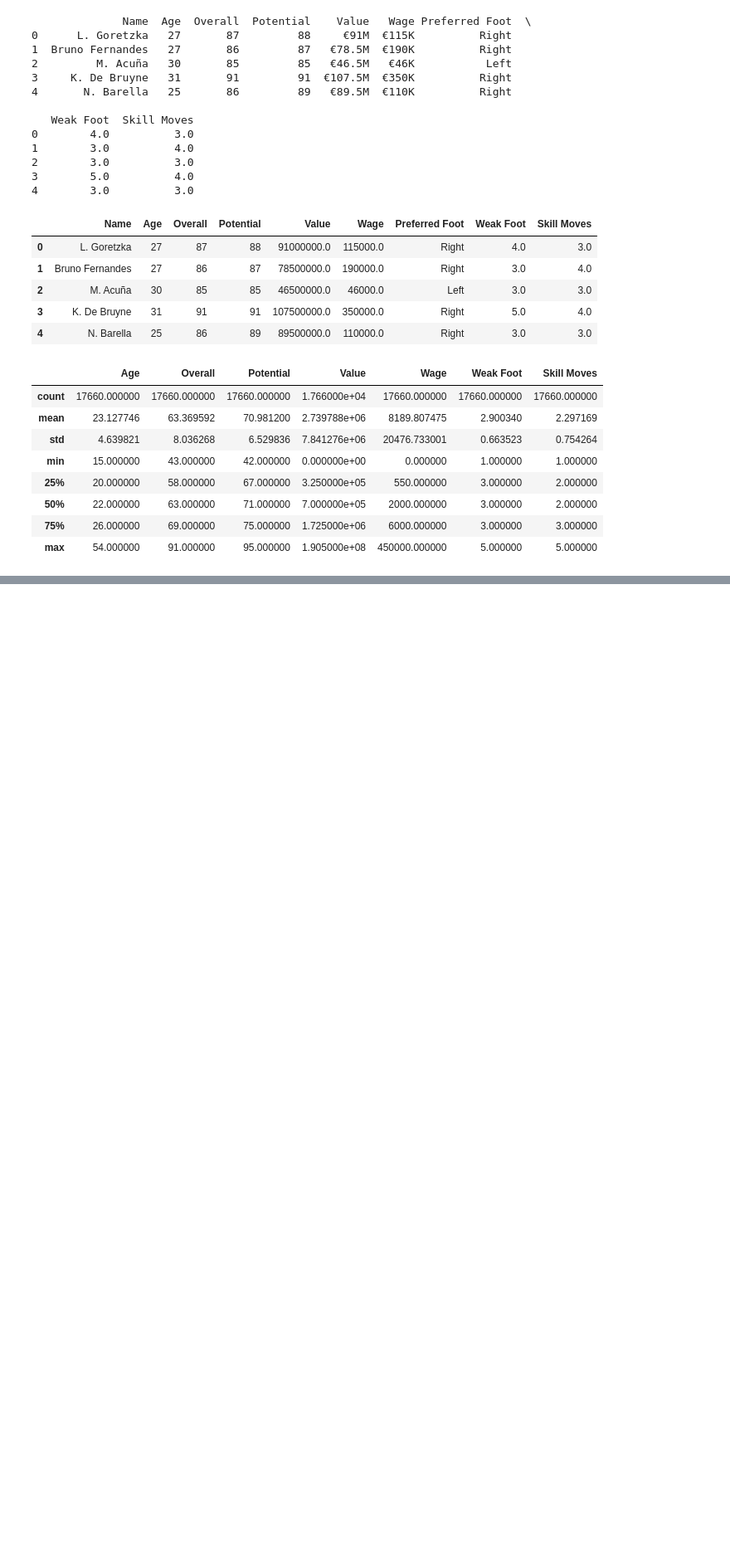
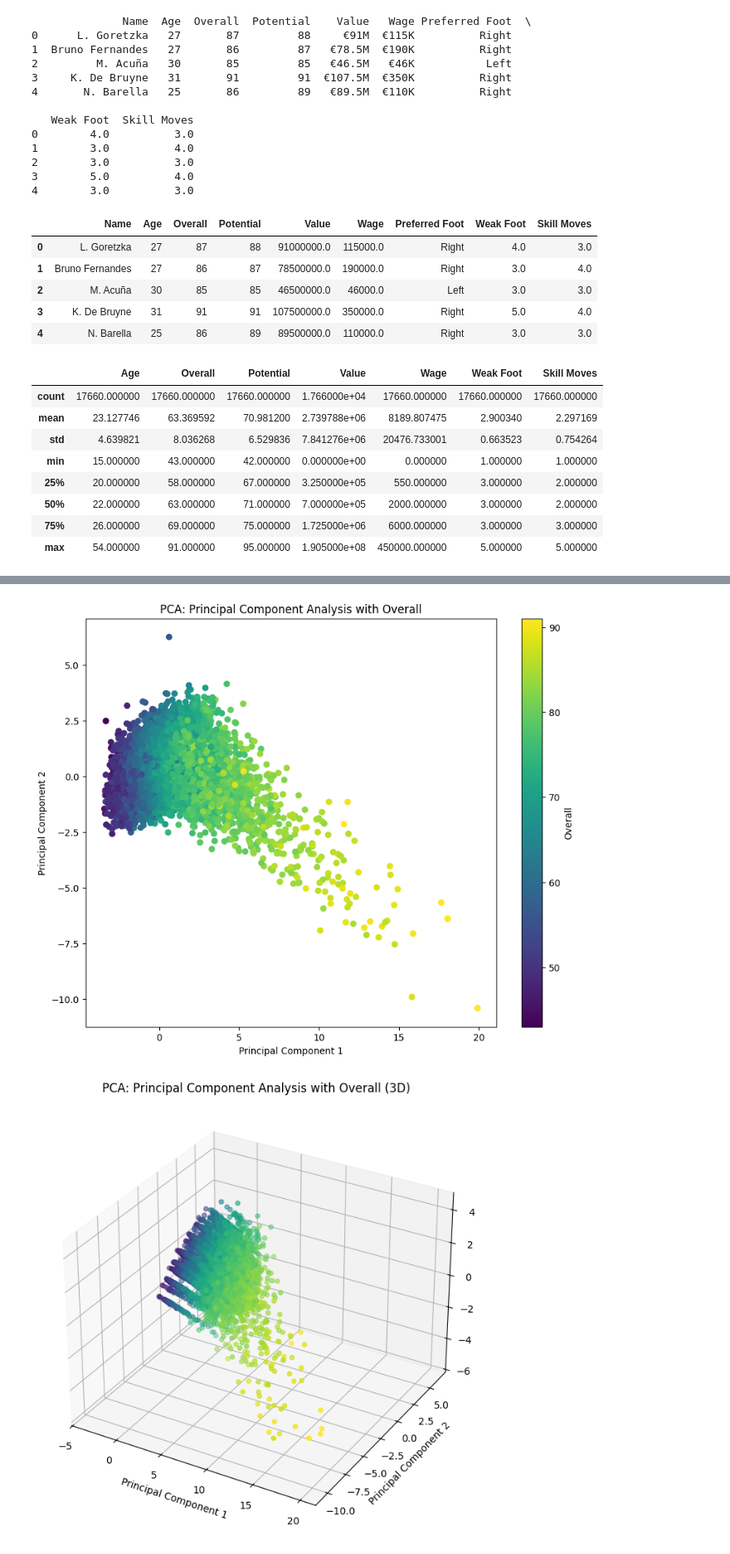
Before and after one commit to jmparradov/Machine-Learning-II---Talleres, a Jupyter notebook: Taller_2_Machine_Learning_2.ipynb, the cells around one changed output, grey strips where cells are left out. Shown at 83% size. Drawn from its saved outputs; the diff is of its cells as text; code cells hidden in the pictures; blank space fills up the shorter version.

```diff
--- a/Taller_2_Machine_Learning_2.ipynb
+++ b/Taller_2_Machine_Learning_2.ipynb
@@ -636,0 +170,38 @@ GMM (Clusters: 4) - Silhouette: 0.223, Davies-Bouldin: 3.922
+# %%
+# prompt: view results in a graph using colors with overall column
+
+import matplotlib.pyplot as plt
+
+# Assuming principalDf is your DataFrame with 'principal component 1', 'principal component 2', and 'Name' columns
+
+plt.figure(figsize=(10, 8))
+
+# Scatter plot with color based on 'Overall' column
+plt.scatter(principalDf['principal component 1'], principalDf['principal component 2'],
+            c=df['Overall'], cmap='viridis')  # 'viridis' is a colormap, you can choose others
+
+plt.xlabel('Principal Component 1')
+plt.ylabel('Principal Component 2')
+plt.title('PCA: Principal Component Analysis with Overall')
+plt.colorbar(label='Overall')  # Add a colorbar to show the 'Overall' values
+
+plt.show()
+
+
+# If you want to plot in 3D
+from mpl_toolkits.mplot3d import Axes3D
+
+fig = plt.figure(figsize=(10, 8))
+ax = fig.add_subplot(111, projection='3d')
+
+ax.scatter(principalDf['principal component 1'], principalDf['principal component 2'], principalDf['principal component 3'],
+            c=df['Overall'], cmap='viridis')
+
+ax.set_xlabel('Principal Component 1')
+ax.set_ylabel('Principal Component 2')
+ax.set_zlabel('Principal Component 3')
+ax.set_title('PCA: Principal Component Analysis with Overall (3D)')
+plt.show()
+# %% [output]
+[figure, added]
+[figure, added]
```
Also changed, not shown: parts of 44 cells of this notebook.
